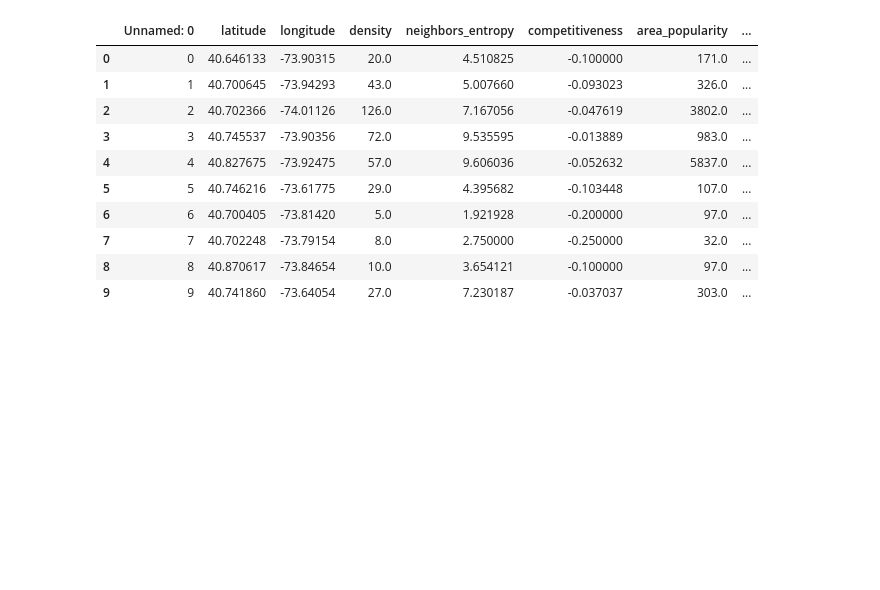
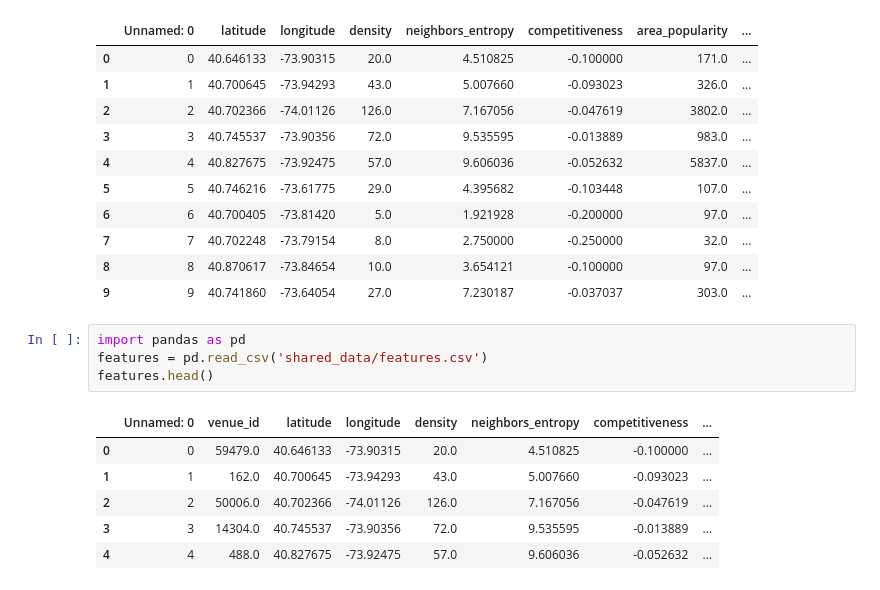
Before and after one commit to peikovakate/ucu_uds_proj, a Jupyter notebook: data_processing.ipynb, the cells around one changed output. Cells and saved outputs as stored; diff of their text form; blank space fills up the shorter version.

```diff
--- a/data_processing.ipynb
+++ b/data_processing.ipynb
@@ -260,3 +260,14 @@ features_frame.head(10)
 | 7 | 7 | 40.702248 | -73.79154 | 8.0 | 2.750000 | -0.250000 | 32.0 | ... |
 | 8 | 8 | 40.870617 | -73.84654 | 10.0 | 3.654121 | -0.100000 | 97.0 | ... |
 | 9 | 9 | 40.741860 | -73.64054 | 27.0 | 7.230187 | -0.037037 | 303.0 | ... |
+# %%
+import pandas as pd
+features = pd.read_csv('shared_data/features.csv')
+features.head()
+# %% [output]
+|  | Unnamed: 0 | venue_id | latitude | longitude | density | neighbors_entropy | competitiveness | ... |
+| 0 | 0 | 59479.0 | 40.646133 | -73.90315 | 20.0 | 4.510825 | -0.100000 | ... |
+| 1 | 1 | 162.0 | 40.700645 | -73.94293 | 43.0 | 5.007660 | -0.093023 | ... |
+| 2 | 2 | 50006.0 | 40.702366 | -74.01126 | 126.0 | 7.167056 | -0.047619 | ... |
+| 3 | 3 | 14304.0 | 40.745537 | -73.90356 | 72.0 | 9.535595 | -0.013889 | ... |
+| 4 | 4 | 488.0 | 40.827675 | -73.92475 | 57.0 | 9.606036 | -0.052632 | ... |
```
Also changed, not shown: parts of 9 cells of this notebook, 4 other files.
